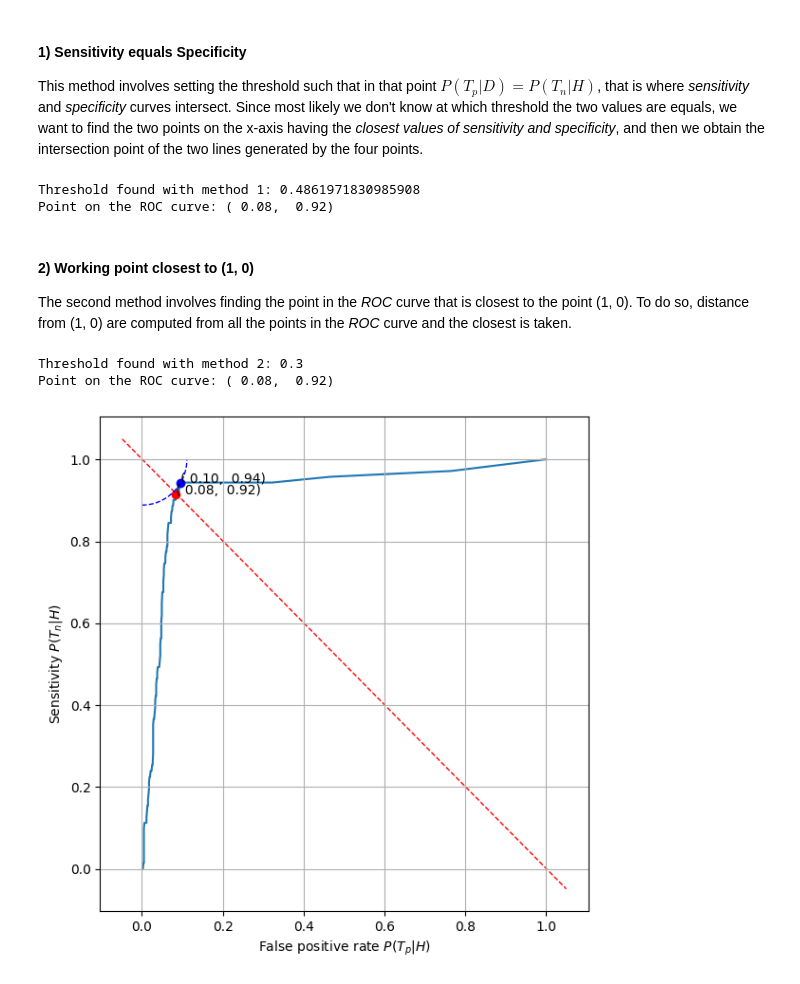
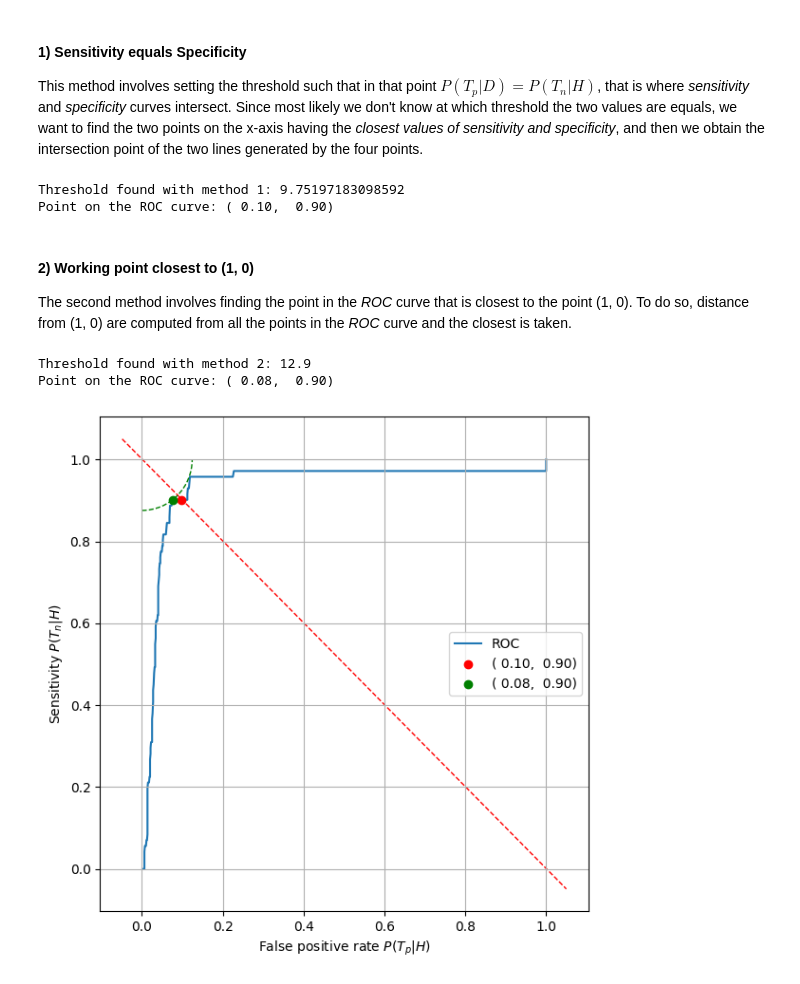
Before and after one commit to steurendo/ICT4Health, a Jupyter notebook: Lab3/lab3.ipynb, the cells around one changed output. Cells and saved outputs as stored; diff of their text form; code cells hidden in the pictures.

```diff
--- a/Lab3/lab3.ipynb
+++ b/Lab3/lab3.ipynb
@@ -64,5 +63,5 @@ $threshold = IgG_{min} + {n_{neg}}/{n}IgG_{max}$
 # %%
-x = Test2
+x = Test1
 y = swab
 x1 = x[y == 1]  # Test results for ill patients
 x0 = x[y == 0]  # Test results for healthy patients
@@ -212,8 +217,8 @@ best_point_1 = [1 - intersection_point[1], intersection_point[1]]
 print(f'Threshold found with method 1: {best_threshold_1}')
 print(f'Point on the ROC curve: ({best_point_1[0]: .2f}, {best_point_1[1]: .2f})')
 # %% [output]
-Threshold found with method 1: 0.4861971830985908
-Point on the ROC curve: ( 0.08,  0.92)
+Threshold found with method 1: 9.75197183098592
+Point on the ROC curve: ( 0.10,  0.90)
 # %% [markdown]
 #### 2) Working point closest to (1, 0)
 The second method involves finding the point in the *ROC* curve that is closest to the point (1, 0). To do so, distance from (1, 0) are computed from all the points in the *ROC* curve and the closest is taken.
@@ -229,26 +234,26 @@ best_point_2 = [fpr[i_threshold], tpr[i_threshold]]
 best_threshold_2 = thresholds[i_threshold]
 best_distance = distances[i_threshold]
 print(f'Threshold found with method 2: {best_threshold_2}')
-print(f'Point on the ROC curve: ({best_point_1[0]: .2f}, {best_point_1[1]: .2f})')
+print(f'Point on the ROC curve: ({best_point_2[0]: .2f}, {best_point_2[1]: .2f})')
 # %% [output]
-Threshold found with method 2: 0.3
-Point on the ROC curve: ( 0.08,  0.92)
+Threshold found with method 2: 12.9
+Point on the ROC curve: ( 0.08,  0.90)
 # %%
 fig, ax = plt.subplots(figsize=(6, 6))
 ax.plot(fpr, tpr, zorder=1)
 # Point with the method 1
 ax.scatter(best_point_1[0], best_point_1[1], color='r')
-ax.text(best_point_1[0], best_point_1[1], f'({best_point_1[0]: .2f}, {best_point_1[1]: .2f})')
 v = plt.axis()
-ax.plot([v[0], v[1]], [v[1], v[0]], 'r--', linewidth=1, zorder=0)
+ax.plot([v[0], v[1]], [v[1], v[0]], 'r--', linewidth=1, zorder=0, label='_nolegend_')
 # Point with the method 2
-ax.scatter(best_point_2[0], best_point_2[1], color='b')
-ax.text(best_point_2[0], best_point_2[1], f'({best_point_2[0]: .2f}, {best_point_2[1]: .2f})')
-ax.add_patch(patches.Arc((0, 1), width=2 * best_distance, height=2 * best_distance, angle=270, theta2=90, facecolor='none', linestyle='--', edgecolor='b'))
+ax.scatter(best_point_2[0], best_point_2[1], color='g')
+ax.add_patch(patches.Arc((0, 1), width=2 * best_distance, height=2 * best_distance, angle=270, theta2=90, facecolor='none', linestyle='--', edgecolor='g'))
 plt.xlabel('False positive rate $P(T_p|H)$')
 plt.ylabel('Sensitivity $P(T_n|H)$')
+labels = ['ROC', f'({best_point_1[0]: .2f}, {best_point_1[1]: .2f})', f'({best_point_2[0]: .2f}, {best_point_2[1]: .2f})']
+plt.legend(labels)
 ax.grid()
 plt.tight_layout()
 plt.show()
 # %% [output]
-[figure, old version]
+[figure, new version]
```
Also changed, not shown: parts of 10 cells of this notebook.
